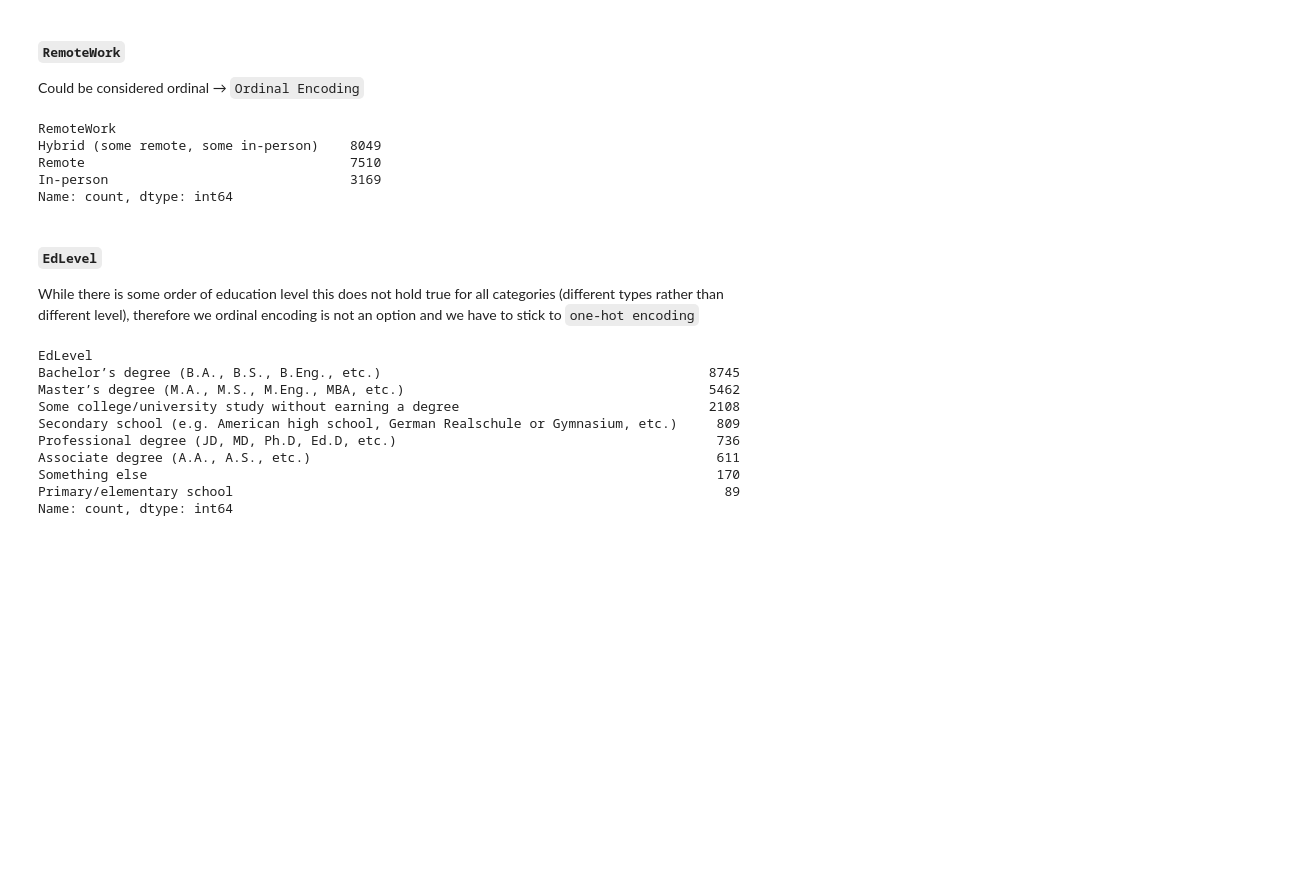
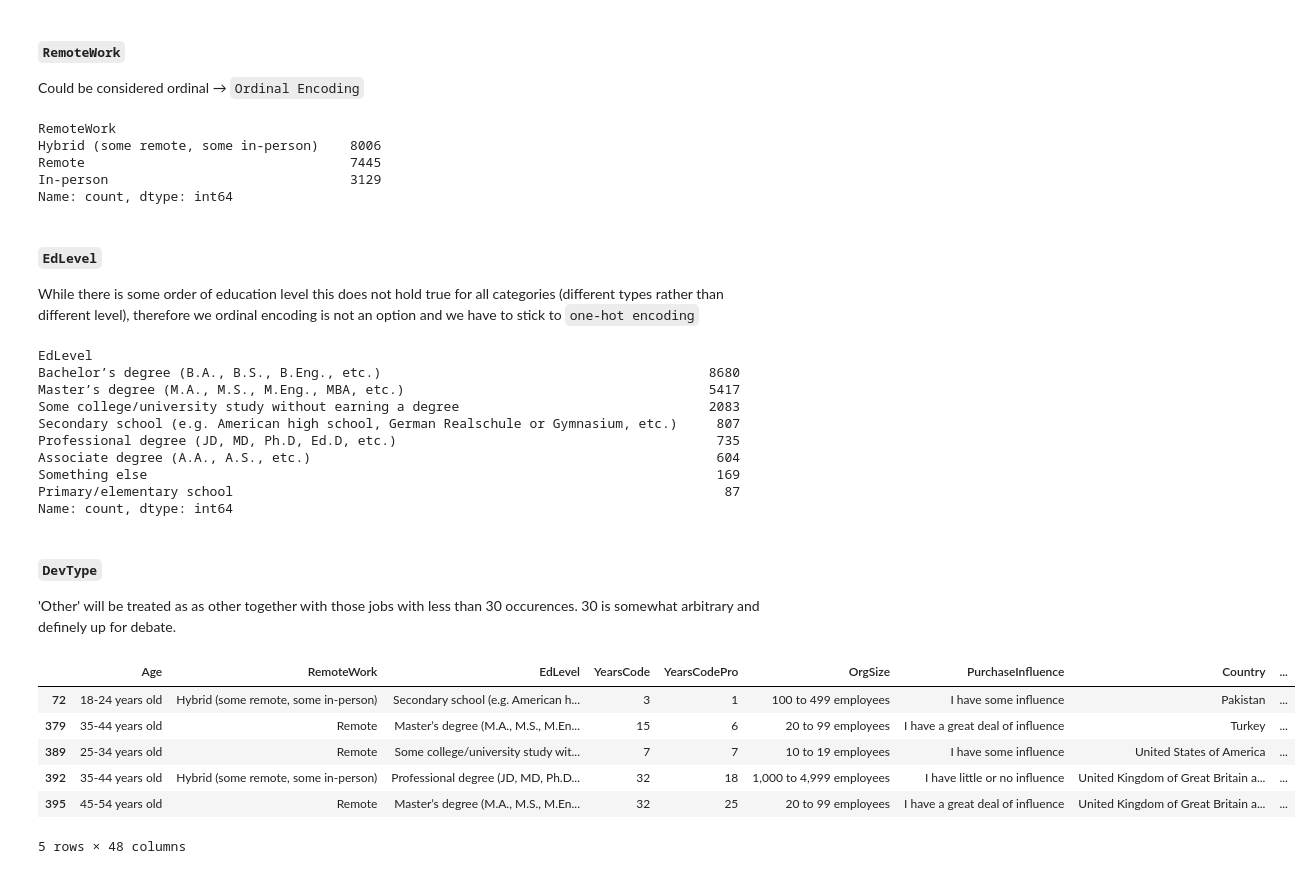
Before and after one commit to DavidB1999/Udacity-Project---Stack-Overflow-Annual-Developer-Survey, a Jupyter notebook: Analysis2.ipynb, the cells around one changed output. Drawn from its saved outputs; the diff is of its cells as text; code cells hidden in the pictures; blank space fills up the shorter version.

```diff
--- a/Analysis2.ipynb
+++ b/Analysis2.ipynb
@@ -154,7 +158,7 @@ df2.shape
 # %%
 # preselection of features
-df3 = df3[['Age', 'RemoteWork', 'CodingActivities', 'EdLevel', 'LearnCode', 'YearsCode', 'YearsCodePro', 'DevType', 'OrgSize',
+df_eda = df_eda[['Age', 'RemoteWork', 'CodingActivities', 'EdLevel', 'LearnCode', 'YearsCode', 'YearsCodePro', 'DevType', 'OrgSize',
        'PurchaseInfluence', 'Country', 'ConvertedCompYearly']]
 
-df3.shape
+df_eda.shape
 # %% [output]
@@ -237,21 +241,21 @@ Furthermore I am going to treat years as continious variables.
 # %%
 # replace values
 
-df3.replace(
+df_eda.replace(
     {'More than 50 years': '51', 'Less than 1 year': '0'}, inplace=True
 )
 
 # convert to int
 
 # Convert the two columns to integers
-df3['YearsCode'] = pd.to_numeric(df3['YearsCode'], errors='coerce').fillna(0).astype(int)
-df3['YearsCodePro'] = pd.to_numeric(df3['YearsCodePro'], errors='coerce').fillna(0).astype(int)
+df_eda['YearsCode'] = pd.to_numeric(df_eda['YearsCode'], errors='coerce').fillna(0).astype(int)
+df_eda['YearsCodePro'] = pd.to_numeric(df_eda['YearsCodePro'], errors='coerce').fillna(0).astype(int)
 
 # check if it worked
-df3.info()
+df_eda.info()
 
-print(df3.YearsCode.value_counts())
+print(df_eda.YearsCode.value_counts())
 
-print(df3.YearsCodePro.value_counts())
+print(df_eda.YearsCodePro.value_counts())
 # %% [output]
 <class 'pandas.core.frame.DataFrame'>
@@ -323,12 +327,12 @@ Name: count, Length: 5251, dtype: int64
 # %%
 # For simplicity and essentially interpretability of the model we will only distinguish between those that code outside of work and those who don't
 # The number pf possible combination of coding activities outside of work would make the model very hard to interpret
-# print(df3['CodingActivities'].unique())
+# print(df_eda['CodingActivities'].unique())
 
 # 0 = dont code outside of work
-df3['CodingOutsideOfWork'] = 1
-df3.loc[df3['CodingActivities'].str.contains("I don’t code outside of work", na=False), 'CodingOutsideOfWork'] = 0
-df3.drop(['CodingActivities'], axis=1, inplace=True)
-df3.CodingOutsideOfWork.value_counts()
+df_eda['CodingOutsideOfWork'] = 1
+df_eda.loc[df_eda['CodingActivities'].str.contains("I don’t code outside of work", na=False), 'CodingOutsideOfWork'] = 0
+df_eda.drop(['CodingActivities'], axis=1, inplace=True)
+df_eda.CodingOutsideOfWork.value_counts()
 # %% [output]
 CodingOutsideOfWork
@@ -404,10 +408,10 @@ Name: count, dtype: int64
 
 *'I prefer no to say'* will be treated as missing value.
 # %%
-df3.replace(
+df_eda.replace(
     {'Prefer not to say': np.nan}, inplace=True
 )
-df3.Age.unique()
+df_eda.Age.unique()
 # %% [output]
 array(['18-24 years old', '35-44 years old', '25-34 years old',
        '45-54 years old', '55-64 years old', '65 years or older',
@@ -423,27 +441,48 @@ As a first remedy for the large number of countries with sparse data we will use
 
 Could be considered ordinal &rarr; `Ordinal Encoding`
 # %%
-df3['RemoteWork'].value_counts()
+df_eda['RemoteWork'].value_counts()
 # %% [output]
 RemoteWork
-Hybrid (some remote, some in-person)    8049
-Remote                                  7510
-In-person                               3169
+Hybrid (some remote, some in-person)    8006
+Remote                                  7445
+In-person                               3129
 Name: count, dtype: int64
 # %% [markdown]
 ##### `EdLevel`
 
 While there is some order of education level this does not hold true for all categories (different types rather than different level), therefore we ordinal encoding is not an option and we have to stick to `one-hot encoding`
 # %%
-df3['EdLevel'].value_counts()
+df_eda['EdLevel'].value_counts()
 # %% [output]
 EdLevel
-Bachelor’s degree (B.A., B.S., B.Eng., etc.)                                          8745
-Master’s degree (M.A., M.S., M.Eng., MBA, etc.)                                       5462
-Some college/university study without earning a degree                                2108
-Secondary school (e.g. American high school, German Realschule or Gymnasium, etc.)     809
-Professional degree (JD, MD, Ph.D, Ed.D, etc.)                                         736
-Associate degree (A.A., A.S., etc.)                                                    611
-Something else                                                                         170
-Primary/elementary school                                                               89
+Bachelor’s degree (B.A., B.S., B.Eng., etc.)                                          8680
+Master’s degree (M.A., M.S., M.Eng., MBA, etc.)                                       5417
+Some college/university study without earning a degree                                2083
+Secondary school (e.g. American high school, German Realschule or Gymnasium, etc.)     807
+Professional degree (JD, MD, Ph.D, Ed.D, etc.)                                         735
+Associate degree (A.A., A.S., etc.)                                                    604
+Something else                                                                         169
+Primary/elementary school                                                               87
 Name: count, dtype: int64
+# %% [markdown]
+##### `DevType`
+
+'Other' will be treated as as other together with those jobs with less than 30 occurences. 30 is somewhat arbitrary and definely up for debate.
+# %%
+counts = df_eda['DevType'].value_counts()
+
+df_eda['DT'] = df_eda['DevType'].apply(
+    lambda x: x if counts.get(x, 0) >= 30 and 'Other (please specify):' not in x else 'Other'
+).str.replace(' ', '_', regex=False)
+
+df_eda = pd.get_dummies(df_eda, columns=['DT'], dtype=float).drop(columns=['DevType'])
+df_eda.head()
+# %% [output]
+|  | Age | RemoteWork | EdLevel | YearsCode | YearsCodePro | OrgSize | PurchaseInfluence | Country | ... |
+| 72 | 18-24 years old | Hybrid (some remote, some in-person) | Secondary school (e.g. American h... | 3 | 1 | 100 to 499 employees | I have some influence | Pakistan | ... |
+| 379 | 35-44 years old | Remote | Master’s degree (M.A., M.S., M.En... | 15 | 6 | 20 to 99 employees | I have a great deal of influence | Turkey | ... |
+| 389 | 25-34 years old | Remote | Some college/university study wit... | 7 | 7 | 10 to 19 employees | I have some influence | United States of America | ... |
+| 392 | 35-44 years old | Hybrid (some remote, some in-person) | Professional degree (JD, MD, Ph.D... | 32 | 18 | 1,000 to 4,999 employees | I have little or no influence | United Kingdom of Great Britain a... | ... |
+| 395 | 45-54 years old | Remote | Master’s degree (M.A., M.S., M.En... | 32 | 25 | 20 to 99 employees | I have a great deal of influence | United Kingdom of Great Britain a... | ... |
+5 rows × 48 columns
```
Also changed, not shown: parts of 29 cells of this notebook.
